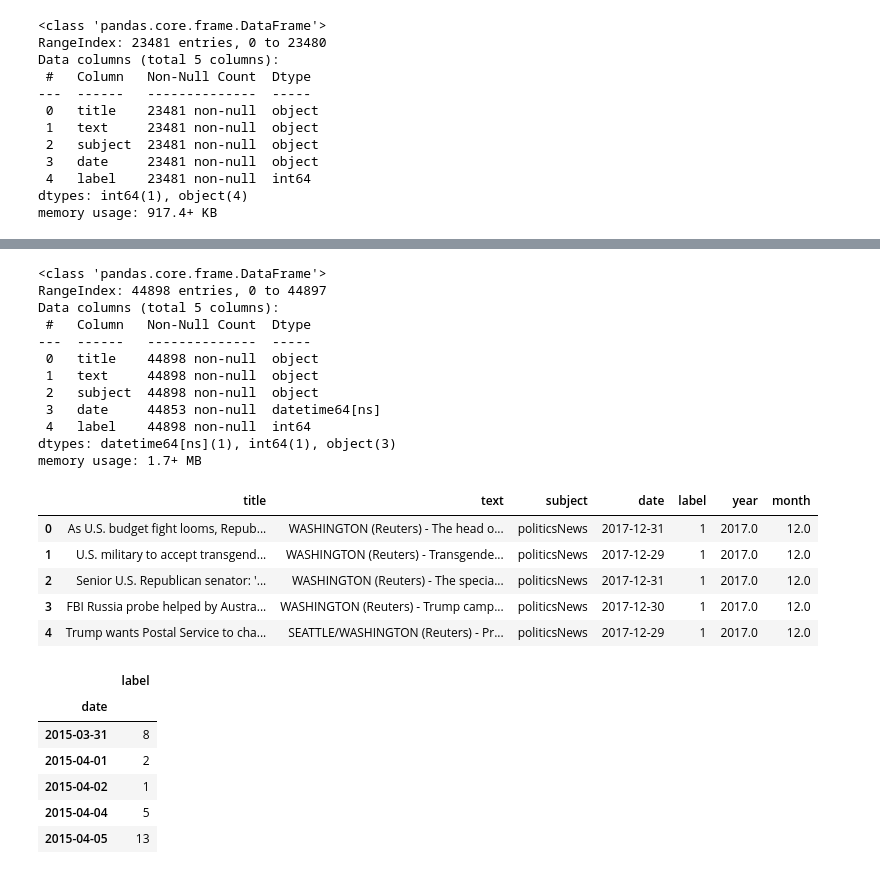
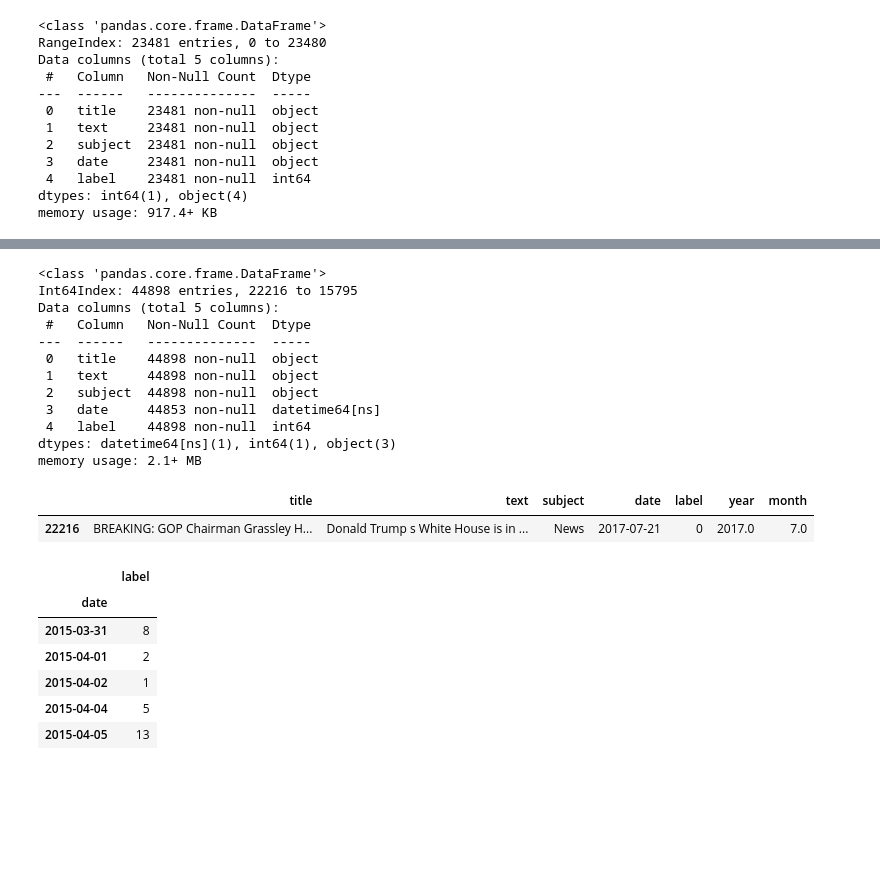
Before and after one commit to palash-s/fake-news-nlp, a Jupyter notebook: fake-news-nlp-lstm.ipynb, the cells around one changed output, grey strips where cells are left out. Saved outputs shown, nothing was run; the diff lists cells and outputs as text; code cells hidden in the pictures; blank space fills up the shorter version.

```diff
--- a/fake-news-nlp-lstm.ipynb
+++ b/fake-news-nlp-lstm.ipynb
@@ -75,5 +59,5 @@ memory usage: 917.4+ KB
 # %%
-news = pd.concat([real_news, fake_news], ignore_index = True, sort = False)
-news.head()
+news = pd.concat([real_news, fake_news], ignore_index = True, sort = False).sample(frac=1, random_state=42 )
+news.head(1)
 # %% [output]
 |  | title | text | subject | date | label |
@@ -123,7 +89,7 @@ news['date'] = news['date'].astype('datetime64')
 news.info()
 # %% [output]
 <class 'pandas.core.frame.DataFrame'>
-RangeIndex: 44898 entries, 0 to 44897
+Int64Index: 44898 entries, 22216 to 15795
 Data columns (total 5 columns):
  #   Column   Non-Null Count  Dtype
 ---  ------   --------------  -----
@@ -133,19 +99,15 @@ Data columns (total 5 columns):
  3   date     44853 non-null  datetime64[ns]
  4   label    44898 non-null  int64
 dtypes: datetime64[ns](1), int64(1), object(3)
-memory usage: 1.7+ MB
+memory usage: 2.1+ MB
 # %%
 news['year'] = news['date'].dt.year
 news['month'] = news['date'].dt.month
 
-news.head()
+news.head(1)
 # %% [output]
 |  | title | text | subject | date | label | year | month |
-| 0 | As U.S. budget fight looms, Repub... | WASHINGTON (Reuters) - The head o... | politicsNews | 2017-12-31 | 1 | 2017.0 | 12.0 |
-| 1 | U.S. military to accept transgend... | WASHINGTON (Reuters) - Transgende... | politicsNews | 2017-12-29 | 1 | 2017.0 | 12.0 |
-| 2 | Senior U.S. Republican senator: '... | WASHINGTON (Reuters) - The specia... | politicsNews | 2017-12-31 | 1 | 2017.0 | 12.0 |
-| 3 | FBI Russia probe helped by Austra... | WASHINGTON (Reuters) - Trump camp... | politicsNews | 2017-12-30 | 1 | 2017.0 | 12.0 |
-| 4 | Trump wants Postal Service to cha... | SEATTLE/WASHINGTON (Reuters) - Pr... | politicsNews | 2017-12-29 | 1 | 2017.0 | 12.0 |
+| 22216 | BREAKING: GOP Chairman Grassley H... | Donald Trump s White House is in ... | News | 2017-07-21 | 0 | 2017.0 | 7.0 |
 # %%
 yearly_news_fall = news[['date', 'label']]
 yearly_news_fall = news.groupby(['date'])['label'].count()
```
Also changed, not shown: parts of 26 cells of this notebook, 2 other files.
